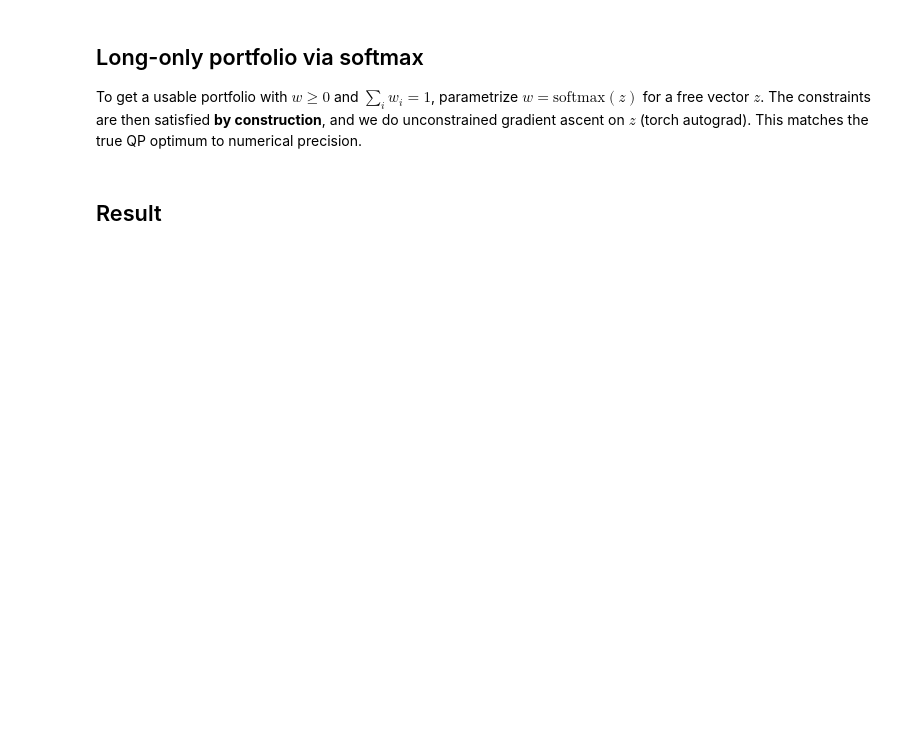
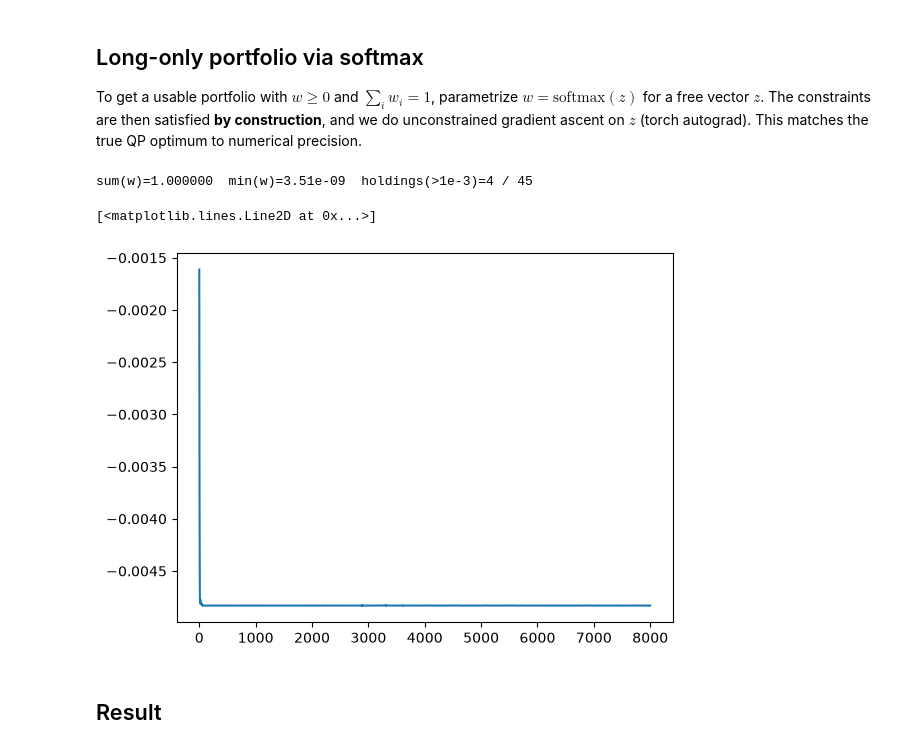
Before and after one commit to luisdiaz1997/stonks, a Jupyter notebook: notebooks/mean_variance_portfolio.ipynb, the cells around one changed output. Saved outputs shown, nothing was run; the diff lists cells and outputs as text; code cells hidden in the pictures; blank space fills up the shorter version.

```diff
--- a/notebooks/mean_variance_portfolio.ipynb
+++ b/notebooks/mean_variance_portfolio.ipynb
@@ -52,18 +58,27 @@ mu_t = torch.tensor(mu, dtype=torch.float64)
 Sig_t = torch.tensor(Sigma, dtype=torch.float64)
 n = len(mu)
 
+losses = []
 z = torch.zeros(n, dtype=torch.float64, requires_grad=True)   # free parameters
 opt = torch.optim.Adam([z], lr=0.5)
 for _ in range(8000):
     opt.zero_grad()
     w = torch.softmax(z, dim=0)                              # w >= 0, sum(w) = 1 by construction
-    loss = -(mu_t @ w - 0.5 * gamma * w @ Sig_t @ w)          # maximize f -> minimize -f
+    loss = -(mu_t @ w - 0.5 * gamma * w @ Sig_t @ w) # maximize f -> minimize -f
+    losses.append(loss.item())
     loss.backward()
     opt.step()
 
 w_long = torch.softmax(z, dim=0).detach().numpy()
 print("sum(w)=%.6f  min(w)=%.2e  holdings(>1e-3)=%d / %d"
       % (w_long.sum(), w_long.min(), int((w_long > 1e-3).sum()), n))
+# %% [output]
+sum(w)=1.000000  min(w)=3.51e-09  holdings(>1e-3)=4 / 45
+# %%
+plt.plot(losses)
+# %% [output]
+[<matplotlib.lines.Line2D at 0x...>]
+[figure, added]
 # %% [markdown]
 ## Result
 # %%
```
Also changed, not shown: parts of 5 cells of this notebook, 3 other files.
